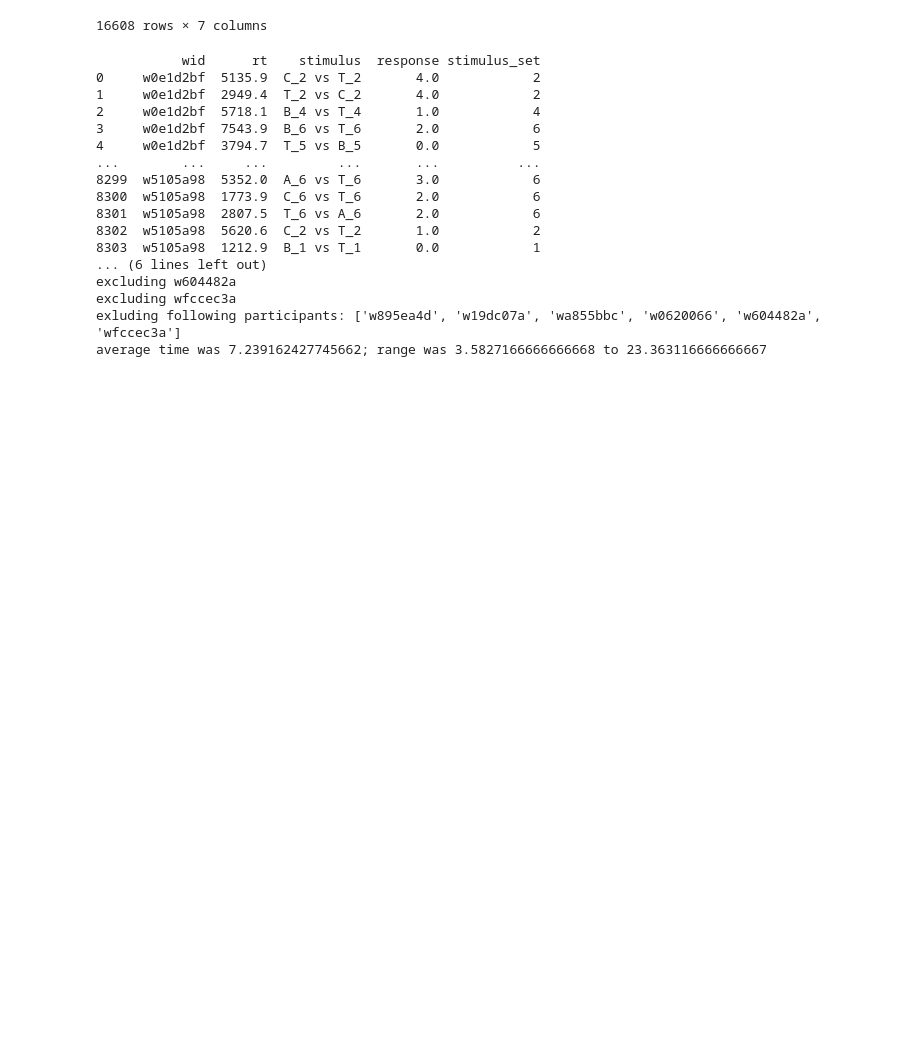
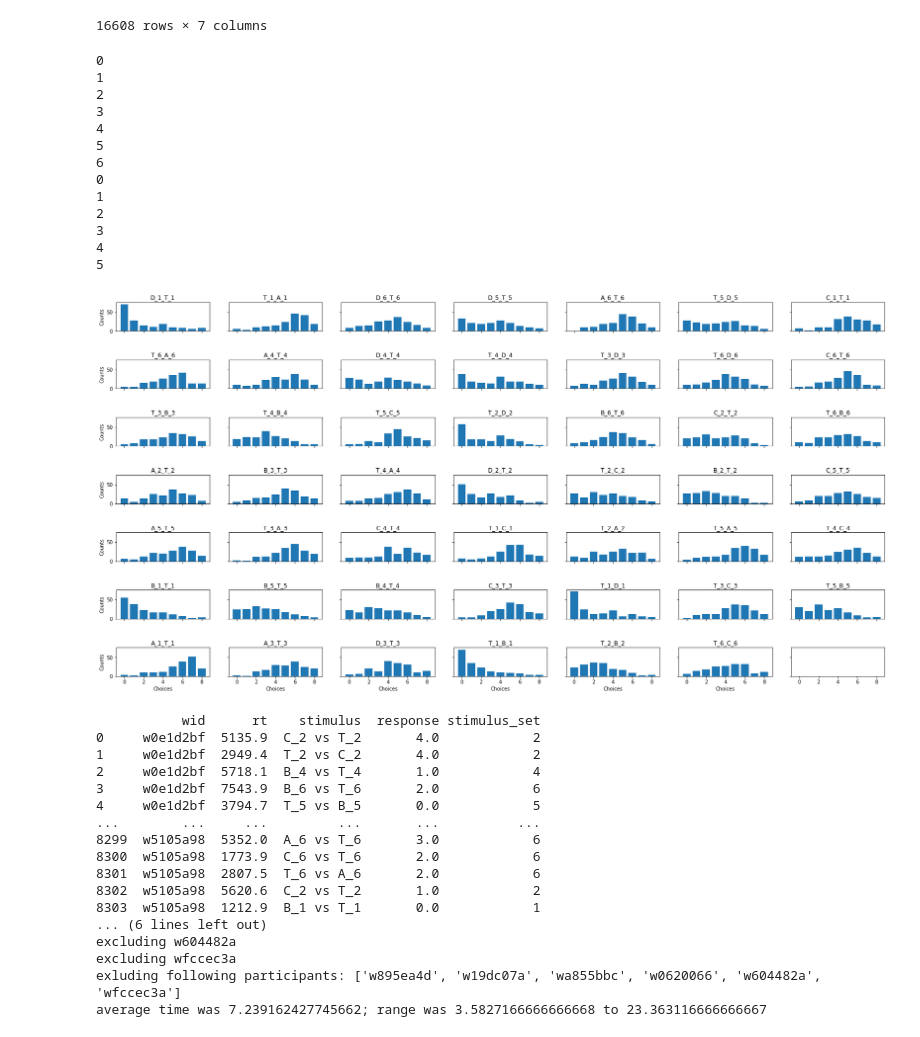
Before and after one commit to battleday/psirokuturk, a Jupyter notebook: analysis/interpret_data_processed.ipynb, the cells around one changed output. Drawn from its saved outputs; the diff is of its cells as text; code cells hidden in the pictures; blank space fills up the shorter version.

```diff
--- a/analysis/interpret_data_processed.ipynb
+++ b/analysis/interpret_data_processed.ipynb
@@ -42,6 +42,65 @@ responses
 | NaN | \n <div>\n <img src="sta... | NaN | html-button-response | 372299 | test_watch | NaN | w5105a98 |
 | 1212.9 | \n <div>\n <img src="sta... | 0.0 | html-button-response | 373514 | test_respond | NaN | w5105a98 |
 16608 rows × 7 columns
+# %%
+stimuli = list(set(responses[responses['task'] == 'test_respond'].stimulus.to_list()))
+stimuliParsed = []
+for s in stimuli:
+    temp_stim_list = s.split('images/')
+    image_1 = temp_stim_list[1][:3]
+    image_2 = temp_stim_list[2][:3]
+    stimuliParsed.append((s, image_1, image_2))
+# print(stimuliParsed, len(stimuliParsed))
+
+raster_dict = {}
+for s, i1, i2 in stimuliParsed:
+    countArray = np.arange(9)
+    t = responses[responses["stimulus"] == s]["response"].value_counts(sort=True)
+#     print(t)
+    for num, count in t.iteritems():
+#         print(num, count)
+        countArray[int(num)] = count
+#     print(countArray)
+#     print(t)
+    raster_dict['{}_{}'.format(i1, i2)] = countArray
+# print(raster_dict)
+
+square_len = int(np.ceil(np.sqrt(len(stimuliParsed))))
+fig, ax = plt.subplots(square_len, square_len, figsize=(square_len*4, square_len*2),
+                      sharex=True, sharey=True)
+
+for i, (_, i1, i2) in enumerate(stimuliParsed):
+#     print(i)
+    x, y = np.unravel_index(i, (square_len, square_len))
+#     print(x, y)
+    ax[x, y].bar(np.arange(9), raster_dict['{}_{}'.format(i1, i2)])
+    ax[x, y].set_title('{}_{}'.format(i1, i2))
+    if y % square_len == 0:
+#         print(x)
+        ax[x, y].set_ylabel('Counts')
+    if x == square_len-1:
+#         print(y)
+        ax[x, y].set_xlabel('Choices')
+        try:
+            ax[x, y].set_x_ticklabels(np.arange(1, 10))
+        except:
+            continue
+plt.subplots_adjust(hspace=1.0)
+# %% [output]
+0
+1
+2
+3
+4
+5
+6
+0
+1
+2
+3
+4
+5
+[figure, added]
 # %%
 def preprocess_trial_data(df):
     """Just print out stimuli, RT, decision for each participant."""
```
Also changed, not shown: 8 other files.
